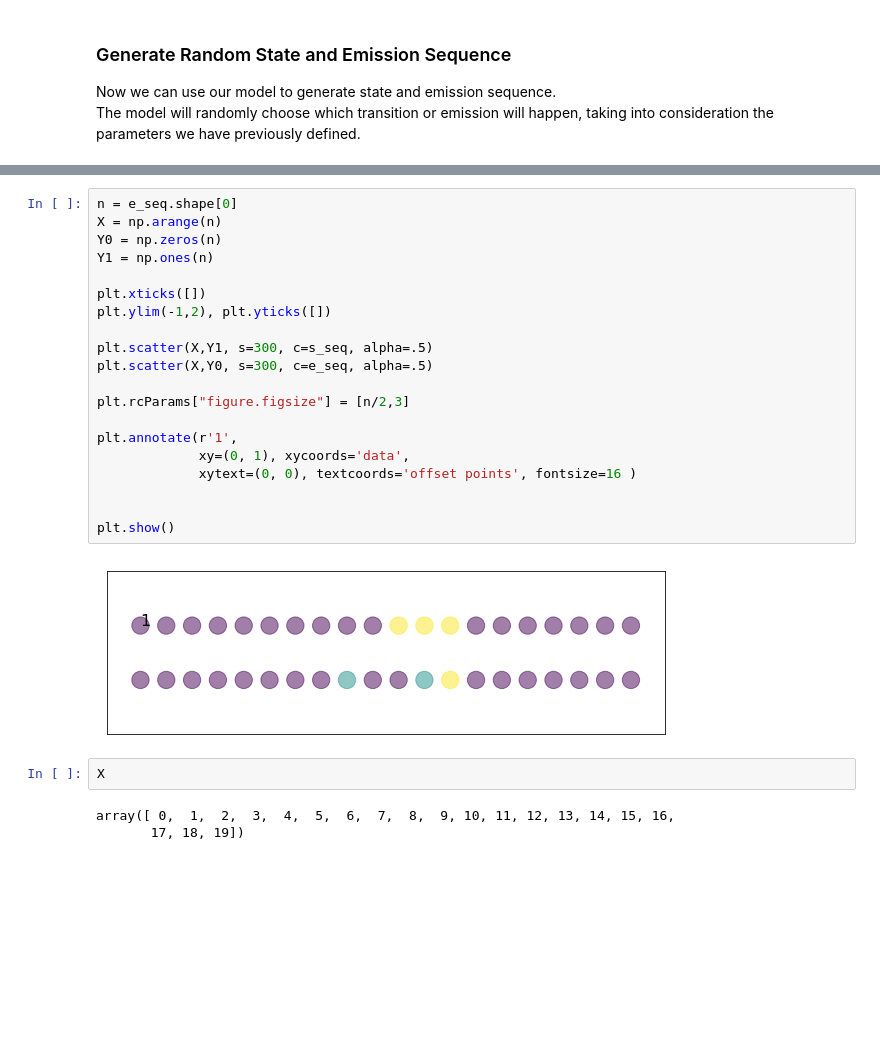
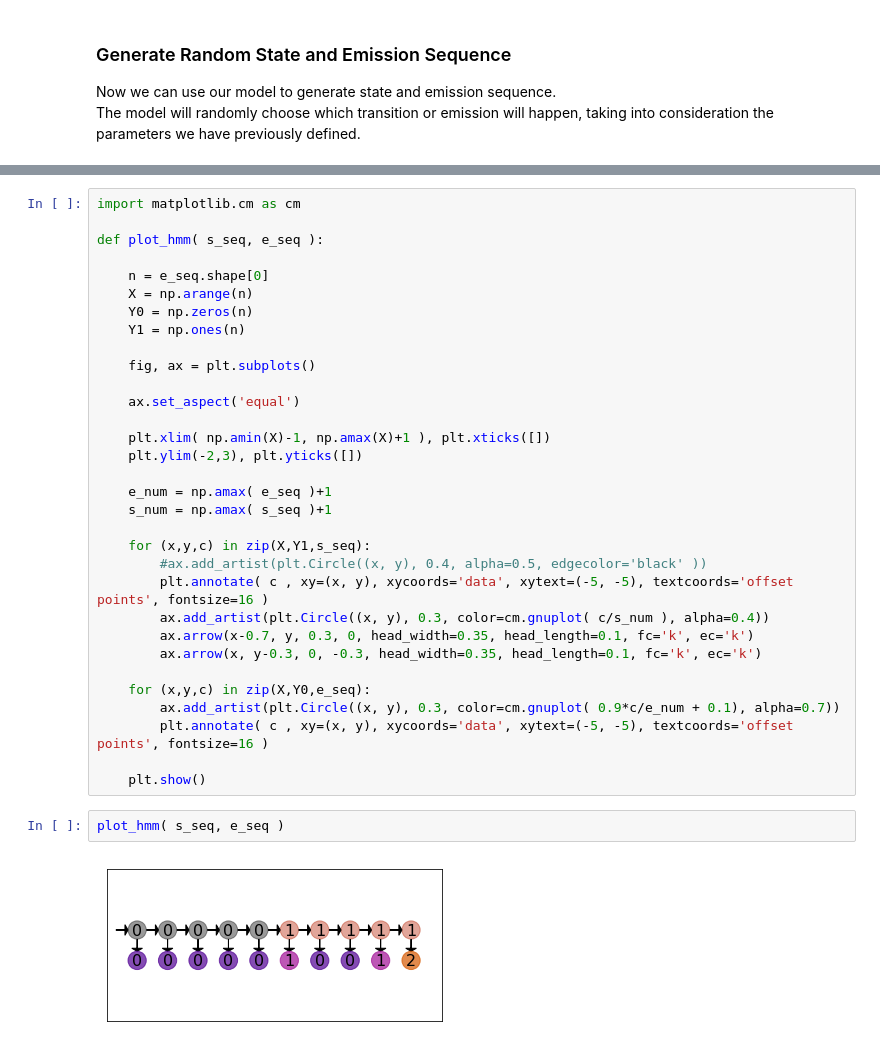
Before and after one commit to lopatovsky/HMMs, a Jupyter notebook: CT-HMM.ipynb, the cells around one changed output, grey strips where cells are left out. Drawn from its saved outputs; the diff is of its cells as text; blank space fills up the shorter version.

```diff
--- a/CT-HMM.ipynb
+++ b/CT-HMM.ipynb
@@ -43,27 +44,36 @@ s_seq, e_seq
-# %%
-n = e_seq.shape[0]
-X = np.arange(n)
-Y0 = np.zeros(n)
-Y1 = np.ones(n)
-
-plt.xticks([])
-plt.ylim(-1,2), plt.yticks([])
-
-plt.scatter(X,Y1, s=300, c=s_seq, alpha=.5)
-plt.scatter(X,Y0, s=300, c=e_seq, alpha=.5)
-
-plt.rcParams["figure.figsize"] = [n/2,3]
-
-plt.annotate(r'1',
-             xy=(0, 1), xycoords='data',
-             xytext=(0, 0), textcoords='offset points', fontsize=16 )
-
-
-plt.show()
-# %% [output]
-[figure, removed]
-# %%
-X
-# %% [output]
-array([ 0,  1,  2,  3,  4,  5,  6,  7,  8,  9, 10, 11, 12, 13, 14, 15, 16,
-       17, 18, 19])
+# %%
+import matplotlib.cm as cm
+
+def plot_hmm( s_seq, e_seq ):
+
+    n = e_seq.shape[0]
+    X = np.arange(n)
+    Y0 = np.zeros(n)
+    Y1 = np.ones(n)
+
+    fig, ax = plt.subplots()
+
+    ax.set_aspect('equal')
+
+    plt.xlim( np.amin(X)-1, np.amax(X)+1 ), plt.xticks([])
+    plt.ylim(-2,3), plt.yticks([])
+
+    e_num = np.amax( e_seq )+1
+    s_num = np.amax( s_seq )+1
+
+    for (x,y,c) in zip(X,Y1,s_seq):
+        #ax.add_artist(plt.Circle((x, y), 0.4, alpha=0.5, edgecolor='black' ))
+        plt.annotate( c , xy=(x, y), xycoords='data', xytext=(-5, -5), textcoords='offset points', fontsize=16 )
+        ax.add_artist(plt.Circle((x, y), 0.3, color=cm.gnuplot( c/s_num ), alpha=0.4))
+        ax.arrow(x-0.7, y, 0.3, 0, head_width=0.35, head_length=0.1, fc='k', ec='k')
+        ax.arrow(x, y-0.3, 0, -0.3, head_width=0.35, head_length=0.1, fc='k', ec='k')
+
+    for (x,y,c) in zip(X,Y0,e_seq):
+        ax.add_artist(plt.Circle((x, y), 0.3, color=cm.gnuplot( 0.9*c/e_num + 0.1), alpha=0.7))
+        plt.annotate( c , xy=(x, y), xycoords='data', xytext=(-5, -5), textcoords='offset points', fontsize=16 )
+
+    plt.show()
+# %%
+plot_hmm( s_seq, e_seq )
+# %% [output]
+[figure, added]
```
Also changed, not shown: parts of 1 cell of this notebook, 2 other files.
